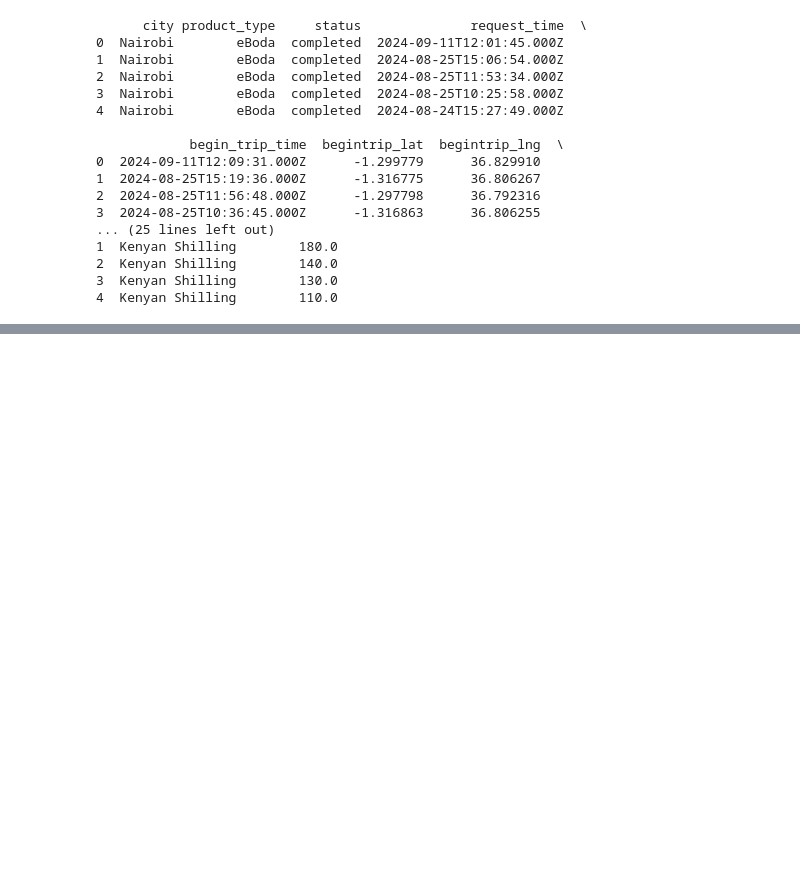
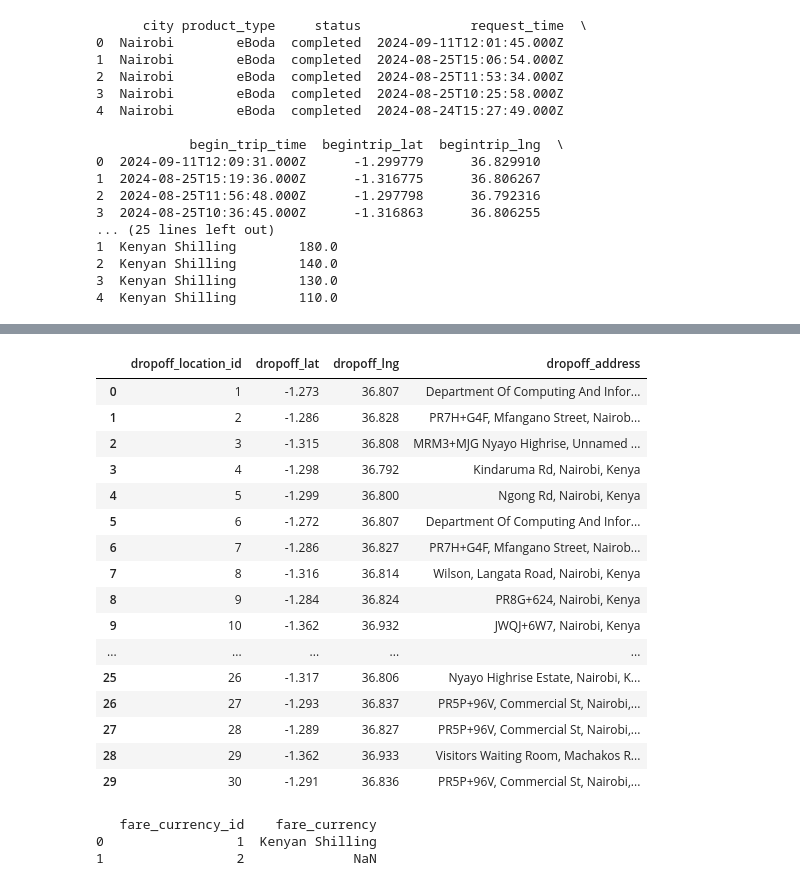
Before and after one commit to ekmanu/PERSONAL-UBER-RIDE-INSIGHTS, a Jupyter notebook: personal-uber-insights.ipynb, the cells around one changed output, grey strips where cells are left out. Cells and saved outputs as stored; diff of their text form; code cells hidden in the pictures; blank space fills up the shorter version.

```diff
--- a/personal-uber-insights.ipynb
+++ b/personal-uber-insights.ipynb
@@ -133,0 +194,52 @@ datetime_dim
+# %%
+df['dropoff_lat'] = df['dropoff_lat'].round(3)
+df['dropoff_lng'] = df['dropoff_lng'].round(3)
+
+# To check the unique combinations of address and rounded lat/lng
+dropoff_location = df[[ 'dropoff_lat', 'dropoff_lng', 'dropoff_address']].drop_duplicates()
+
+# Step 3: Create a new DataFrame for the begintrip_location dimension table
+dropoff_location_dim = dropoff_location.reset_index(drop=True)
+
+# Step 4: Assign an ID to each unique begintrip location, starting from 1
+dropoff_location_dim['dropoff_location_id'] = dropoff_location_dim.index + 1
+
+# Reorder columns to have the ID first
+dropoff_location_dim = dropoff_location_dim[['dropoff_location_id', 'dropoff_lat', 'dropoff_lng', 'dropoff_address']]
+
+dropoff_location_dim.head(30)
+# %% [output]
+|  | dropoff_location_id | dropoff_lat | dropoff_lng | dropoff_address |
+| 0 | 1 | -1.273 | 36.807 | Department Of Computing And Infor... |
+| 1 | 2 | -1.286 | 36.828 | PR7H+G4F, Mfangano Street, Nairob... |
+| 2 | 3 | -1.315 | 36.808 | MRM3+MJG Nyayo Highrise, Unnamed ... |
+| 3 | 4 | -1.298 | 36.792 | Kindaruma Rd, Nairobi, Kenya |
+| 4 | 5 | -1.299 | 36.800 | Ngong Rd, Nairobi, Kenya |
+| 5 | 6 | -1.272 | 36.807 | Department Of Computing And Infor... |
+| 6 | 7 | -1.286 | 36.827 | PR7H+G4F, Mfangano Street, Nairob... |
+| 7 | 8 | -1.316 | 36.814 | Wilson, Langata Road, Nairobi, Kenya |
+| 8 | 9 | -1.284 | 36.824 | PR8G+624, Nairobi, Kenya |
+| 9 | 10 | -1.362 | 36.932 | JWQJ+6W7, Nairobi, Kenya |
+| ... | ... | ... | ... | ... |
+| 25 | 26 | -1.317 | 36.806 | Nyayo Highrise Estate, Nairobi, K... |
+| 26 | 27 | -1.293 | 36.837 | PR5P+96V, Commercial St, Nairobi,... |
+| 27 | 28 | -1.289 | 36.827 | PR5P+96V, Commercial St, Nairobi,... |
+| 28 | 29 | -1.362 | 36.933 | Visitors Waiting Room, Machakos R... |
+| 29 | 30 | -1.291 | 36.836 | PR5P+96V, Commercial St, Nairobi,... |
+# %%
+#creating the dimension table for currency
+#Extracting unique currency from the DataFrame
+unique_currency = df['fare_currency'].unique()
+
+# Creating a new DataFrame for the city dimension table
+currency = pd.DataFrame({
+    'fare_currency_id': range(1, len(unique_cities) + 1),
+    'fare_currency': unique_currency
+})
+
+# Display the city dimension table
+print(currency)
+# %% [output]
+   fare_currency_id    fare_currency
+0                 1  Kenyan Shilling
+1                 2              NaN
```
Also changed, not shown: parts of 14 cells of this notebook.
